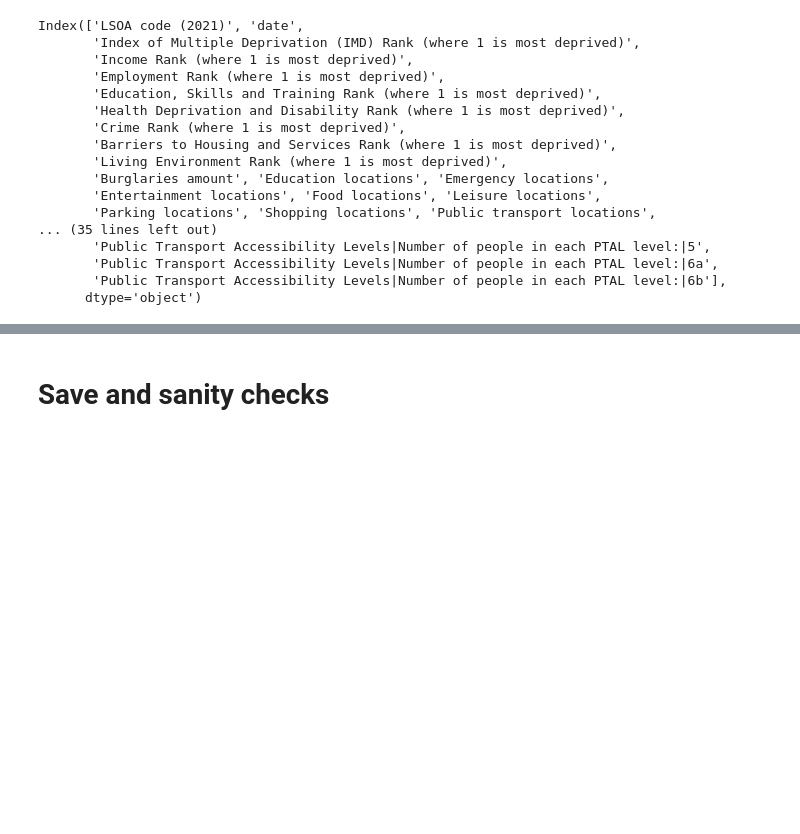
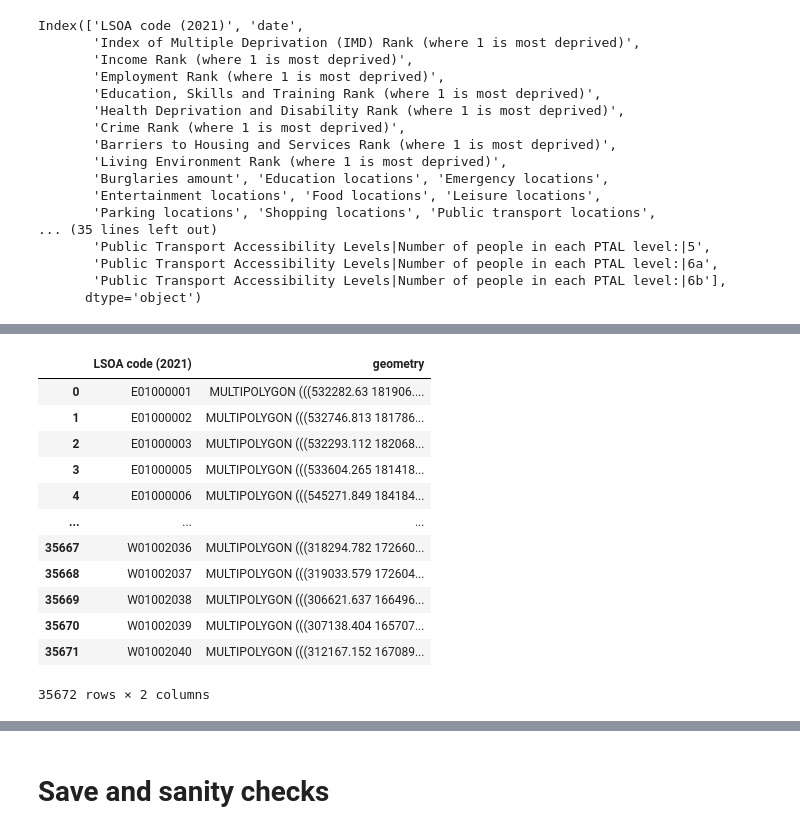
Before and after one commit to skyrimer/ARWCASP, a Jupyter notebook: Merge.ipynb, the cells around one changed output, grey strips where cells are left out. Drawn from its saved outputs; the diff is of its cells as text; code cells hidden in the pictures; blank space fills up the shorter version.

```diff
--- a/Merge.ipynb
+++ b/Merge.ipynb
@@ -1030,0 +1049,18 @@ Index(['LSOA code (2021)', 'date',
+# %%
+transf_gdf = lsoa_gdf.drop(columns=['LSOA21NM', 'LSOA21NMW', 'BNG_E', 'BNG_N', 'LAT', 'LONG', 'GlobalID'])
+transf_gdf = transf_gdf.rename(columns={'LSOA21CD': 'LSOA code (2021)'})
+transf_gdf
+# %% [output]
+|  | LSOA code (2021) | geometry |
+| 0 | E01000001 | MULTIPOLYGON (((532282.63 181906.... |
+| 1 | E01000002 | MULTIPOLYGON (((532746.813 181786... |
+| 2 | E01000003 | MULTIPOLYGON (((532293.112 182068... |
+| 3 | E01000005 | MULTIPOLYGON (((533604.265 181418... |
+| 4 | E01000006 | MULTIPOLYGON (((545271.849 184184... |
+| ... | ... | ... |
+| 35667 | W01002036 | MULTIPOLYGON (((318294.782 172660... |
+| 35668 | W01002037 | MULTIPOLYGON (((319033.579 172604... |
+| 35669 | W01002038 | MULTIPOLYGON (((306621.637 166496... |
+| 35670 | W01002039 | MULTIPOLYGON (((307138.404 165707... |
+| 35671 | W01002040 | MULTIPOLYGON (((312167.152 167089... |
+35672 rows × 2 columns
```
Also changed, not shown: parts of 6 cells of this notebook, 1 other file.
